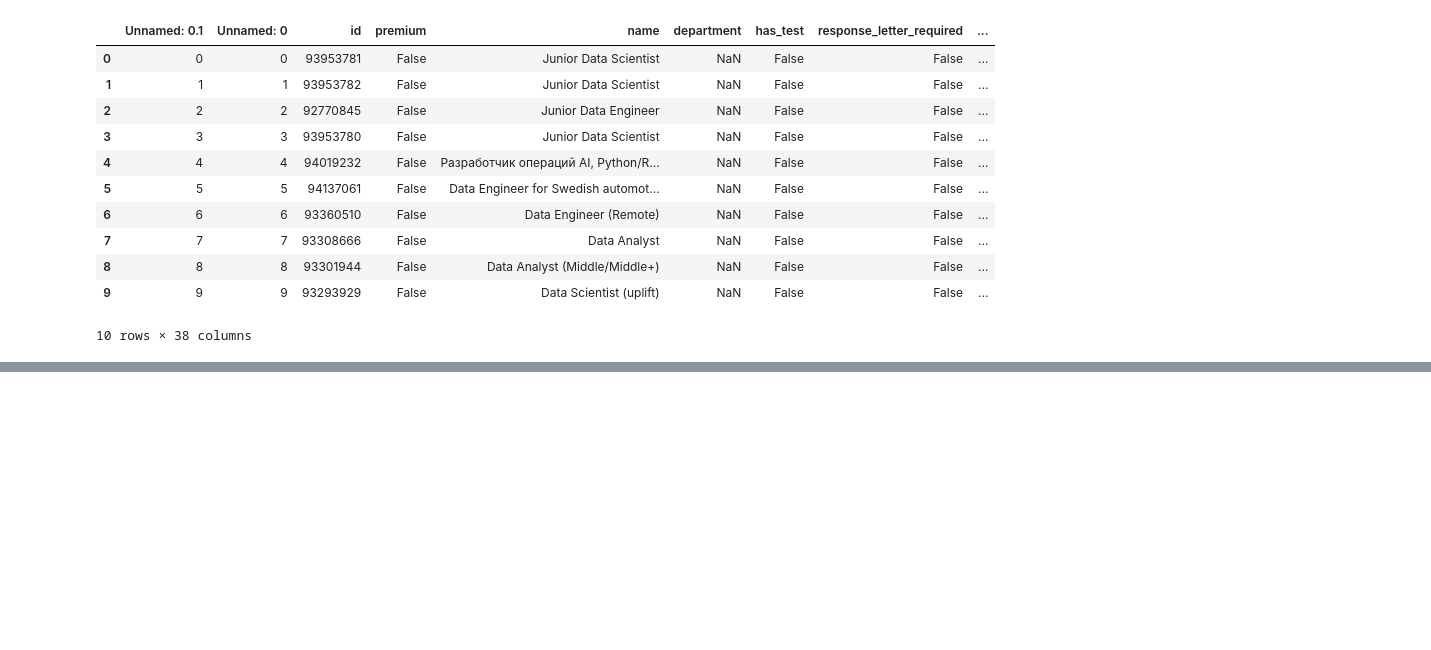
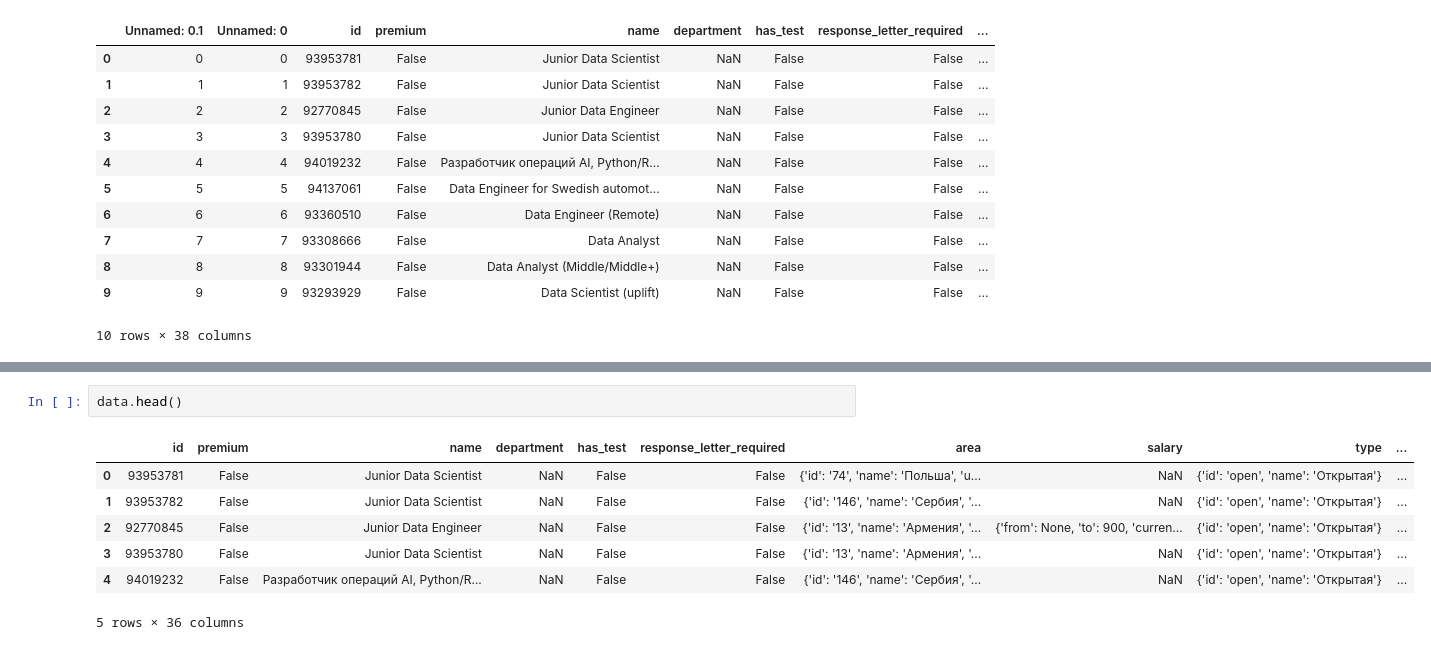
Before and after one commit to sashhhaka/HH-VacancyAnalysis, a Jupyter notebook: parser.ipynb, the cells around one changed output, grey strips where cells are left out. Cells and saved outputs as stored; diff of their text form; blank space fills up the shorter version.

```diff
--- a/parser.ipynb
+++ b/parser.ipynb
@@ -80,0 +81,10 @@ memory usage: 570.1+ KB
+# %%
+data.head()
+# %% [output]
+|  | id | premium | name | department | has_test | response_letter_required | area | salary | type | ... |
+| 0 | 93953781 | False | Junior Data Scientist | NaN | False | False | {'id': '74', 'name': 'Польша', 'u... | NaN | {'id': 'open', 'name': 'Открытая'} | ... |
+| 1 | 93953782 | False | Junior Data Scientist | NaN | False | False | {'id': '146', 'name': 'Сербия', '... | NaN | {'id': 'open', 'name': 'Открытая'} | ... |
+| 2 | 92770845 | False | Junior Data Engineer | NaN | False | False | {'id': '13', 'name': 'Армения', '... | {'from': None, 'to': 900, 'curren... | {'id': 'open', 'name': 'Открытая'} | ... |
+| 3 | 93953780 | False | Junior Data Scientist | NaN | False | False | {'id': '13', 'name': 'Армения', '... | NaN | {'id': 'open', 'name': 'Открытая'} | ... |
+| 4 | 94019232 | False | Разработчик операций AI, Python/R... | NaN | False | False | {'id': '146', 'name': 'Сербия', '... | NaN | {'id': 'open', 'name': 'Открытая'} | ... |
+5 rows × 36 columns
```
Also changed, not shown: parts of 4 cells of this notebook, 1 other file.
